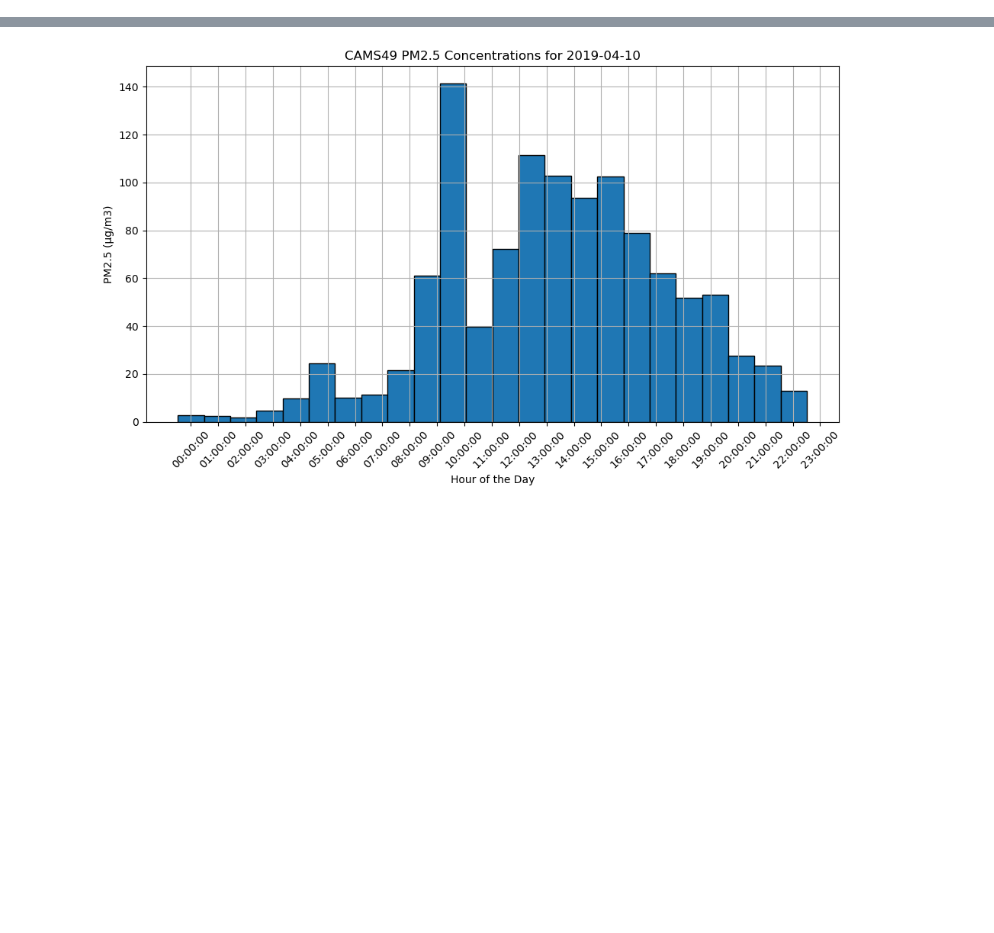
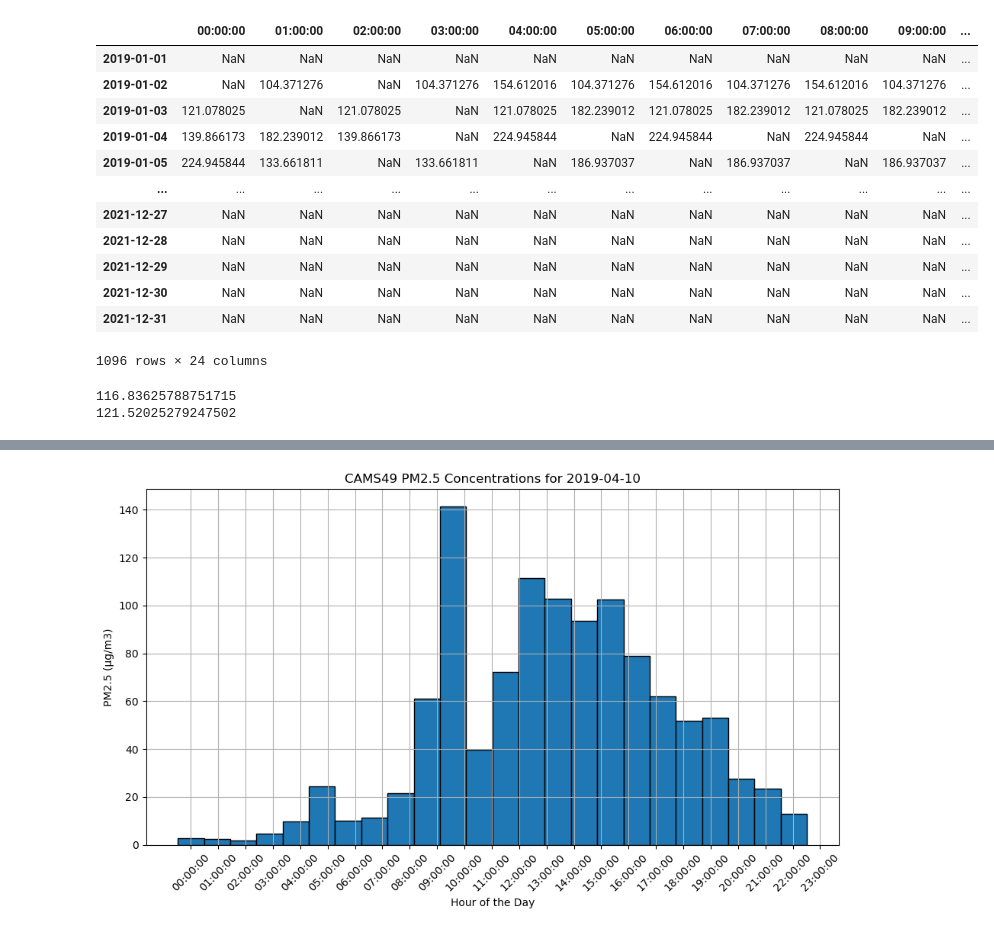
Before and after one commit to ChristopherLovepeace/dust_score_master_thesis, a Jupyter notebook: TECQ_plots.ipynb, the cells around one changed output, grey strips where cells are left out. Cells and saved outputs as stored; diff of their text form; code cells hidden in the pictures; blank space fills up the shorter version.

```diff
--- a/TECQ_plots.ipynb
+++ b/TECQ_plots.ipynb
@@ -5,0 +29,25 @@ file_name_cams1028=r'CAMS_1028_Lubbock.xlsx'
+# %%
+dust_score_stats_CAMS49ELLIPSE=pd.read_csv(os.path.join(file_path_main,file_dust_score),index_col=0)
+dust_score_stats_CAMS49=pd.read_csv(os.path.join(file_path_main,file_dust_scorev2),index_col=0)
+# %%
+dust_score_stats_CAMS49
+# %% [output]
+|  | 00:00:00 | 01:00:00 | 02:00:00 | 03:00:00 | 04:00:00 | 05:00:00 | 06:00:00 | 07:00:00 | 08:00:00 | 09:00:00 | ... |
+| 2019-01-01 | NaN | NaN | NaN | NaN | NaN | NaN | NaN | NaN | NaN | NaN | ... |
+| 2019-01-02 | NaN | 104.371276 | NaN | 104.371276 | 154.612016 | 104.371276 | 154.612016 | 104.371276 | 154.612016 | 104.371276 | ... |
+| 2019-01-03 | 121.078025 | NaN | 121.078025 | NaN | 121.078025 | 182.239012 | 121.078025 | 182.239012 | 121.078025 | 182.239012 | ... |
+| 2019-01-04 | 139.866173 | 182.239012 | 139.866173 | NaN | 224.945844 | NaN | 224.945844 | NaN | 224.945844 | NaN | ... |
+| 2019-01-05 | 224.945844 | 133.661811 | NaN | 133.661811 | NaN | 186.937037 | NaN | 186.937037 | NaN | 186.937037 | ... |
+| ... | ... | ... | ... | ... | ... | ... | ... | ... | ... | ... | ... |
+| 2021-12-27 | NaN | NaN | NaN | NaN | NaN | NaN | NaN | NaN | NaN | NaN | ... |
+| 2021-12-28 | NaN | NaN | NaN | NaN | NaN | NaN | NaN | NaN | NaN | NaN | ... |
+| 2021-12-29 | NaN | NaN | NaN | NaN | NaN | NaN | NaN | NaN | NaN | NaN | ... |
+| 2021-12-30 | NaN | NaN | NaN | NaN | NaN | NaN | NaN | NaN | NaN | NaN | ... |
+| 2021-12-31 | NaN | NaN | NaN | NaN | NaN | NaN | NaN | NaN | NaN | NaN | ... |
+1096 rows × 24 columns
+# %%
+print(np.nanmean(dust_score_stats_CAMS49ELLIPSE.iloc[6]))
+print(np.nanmean(dust_score_stats_CAMS49.iloc[6]))
+# %% [output]
+116.83625788751715
+121.52025279247502
```
Also changed, not shown: parts of 8 cells of this notebook, 37 other files.
